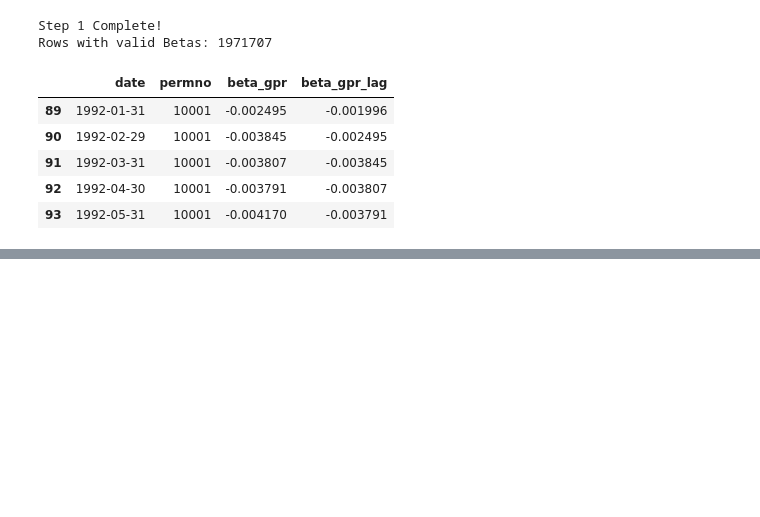
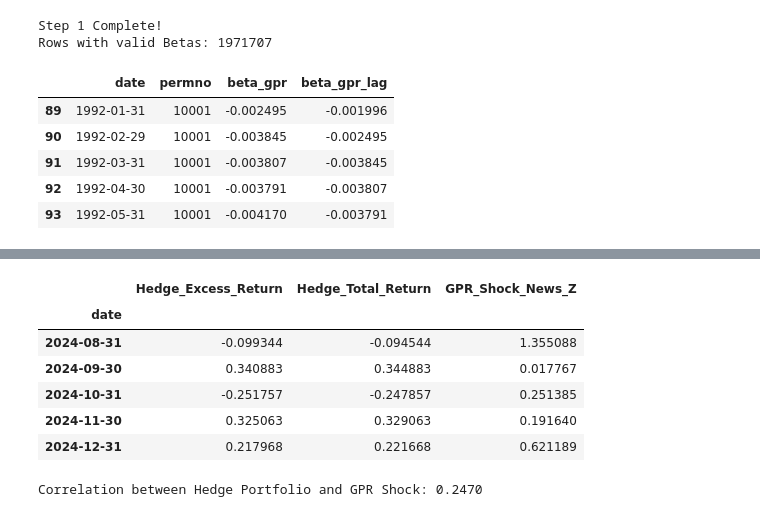
Before and after one commit to siddharthyashkukreja-cloud/Hedging_GeoPolRisk, a Jupyter notebook: researchProject.ipynb, the cells around one changed output, grey strips where cells are left out. Cells and saved outputs as stored; diff of their text form; code cells hidden in the pictures; blank space fills up the shorter version.

```diff
--- a/researchProject.ipynb
+++ b/researchProject.ipynb
@@ -331,3 +331,68 @@ Step 2 Complete! Portfolio Returns (Lagged VW) Ready.
 | 1991-01-31 | 0.067079 | 0.074237 | 0.087636 | 0.064246 | 0.077049 | 0.022471 | 0.028421 | 0.002757 | 0.107683 | 0.105686 | 0.0469 | ... |
 | 1991-02-28 | 0.074948 | 0.112537 | 0.110595 | 0.059761 | 0.054627 | 0.081695 | 0.017847 | 0.026154 | 0.062414 | -0.003130 | 0.0719 | ... |
 | 1991-03-31 | 0.059199 | 0.049555 | 0.010452 | 0.032648 | 0.042471 | -0.053408 | 0.038693 | -0.019697 | -0.039016 | 0.040941 | 0.0266 | ... |
+# %%
+# --- Step 3: Construct the Factor-Mimicking Hedge Portfolio (Corrected) ---
+
+import statsmodels.api as sm
+
+print("Constructing the Hedge Portfolio...")
+
+# 1. Align Data Safely (Fixing the Date Bug)
+# We set up the GPR data to join on the index
+gpr_series = df_gpr_merge.set_index('date')[['gpr_news_shock_z']]
+
+# Join "inner" ensures we only keep months where we have BOTH portfolio returns and shocks
+df_step3 = port_rets.join(gpr_series, how='inner')
+
+# 2. Residualize Portfolios
+# We remove the influence of Market, Size, Value, and Momentum
+portfolio_residuals = pd.DataFrame(index=df_step3.index)
+resid_cols = []
+
+print("Residualizing portfolios against Fama-French factors...")
+for i in range(1, 11):
+    col = f'P{i}'
+    # Regression: Portfolio Excess Return ~ Mkt + SMB + HML + Mom
+    # We calculate the part of the return NOT explained by standard factors
+    Y = df_step3[col] - df_step3['RF']
+    X = sm.add_constant(df_step3[['Mkt-RF', 'SMB', 'HML', 'Mom']])
+
+    model = sm.OLS(Y, X).fit()
+    portfolio_residuals[f'resid_{col}'] = model.resid
+    resid_cols.append(f'resid_{col}')
+
+# 3. Estimate Weights (The Mimicking Regression)
+# We find the combination of residuals that best correlates with the GPR Shock
+Y_target = df_step3['gpr_news_shock_z']
+X_resids = portfolio_residuals[resid_cols]
+
+weights_model = sm.OLS(Y_target, X_resids).fit()
+weights = weights_model.params
+
+print("\nOptimized Portfolio Weights:")
+print(weights)
+
+# 4. Construct the Hedge Portfolio (Using Residuals for Purity)
+# This creates a 'Market-Neutral' Geopolitical Factor
+geo_factor_excess = np.zeros(len(df_step3))
+
+for i in range(1, 11):
+    # Sum(Weight * Residual_Return)
+    geo_factor_excess += weights[f'resid_P{i}'] * portfolio_residuals[f'resid_P{i}']
+
+# Create final dataframe
+final_hedge = pd.DataFrame({
+    'Hedge_Excess_Return': geo_factor_excess,
+    # We add RF back if we want to see the "Total Return" an investor would get
+    'Hedge_Total_Return': geo_factor_excess + df_step3['RF'],
+    'GPR_Shock_News_Z': df_step3['gpr_news_shock_z']
+}, index=df_step3.index)
+
+print("\nStep 3 Complete! Final Hedge Portfolio Created.")
+display(final_hedge.tail())
+
+# 5. Check Correlation
+corr = final_hedge['Hedge_Excess_Return'].corr(final_hedge['GPR_Shock_News_Z'])
+print(f"\nCorrelation between Hedge Portfolio and GPR Shock: {corr:.4f}")
+# %% [output]
@@ -333,0 +416,8 @@ Step 2 Complete! Portfolio Returns (Lagged VW) Ready.
+|  | Hedge_Excess_Return | Hedge_Total_Return | GPR_Shock_News_Z |
+| date |  |  |  |
+| 2024-08-31 | -0.099344 | -0.094544 | 1.355088 |
+| 2024-09-30 | 0.340883 | 0.344883 | 0.017767 |
+| 2024-10-31 | -0.251757 | -0.247857 | 0.251385 |
+| 2024-11-30 | 0.325063 | 0.329063 | 0.191640 |
+| 2024-12-31 | 0.217968 | 0.221668 | 0.621189 |
+Correlation between Hedge Portfolio and GPR Shock: 0.2470
```
Also changed, not shown: parts of 2 cells of this notebook, 1 other file.
